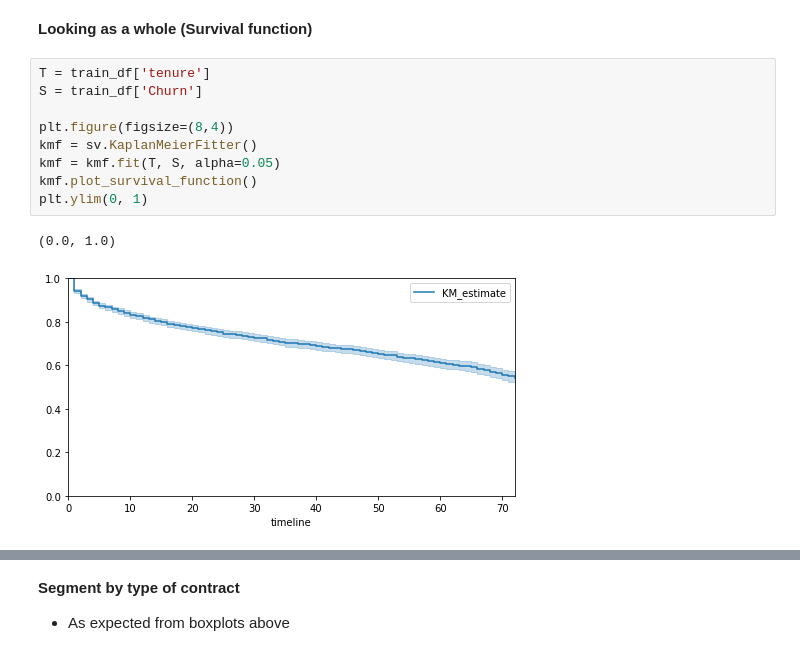
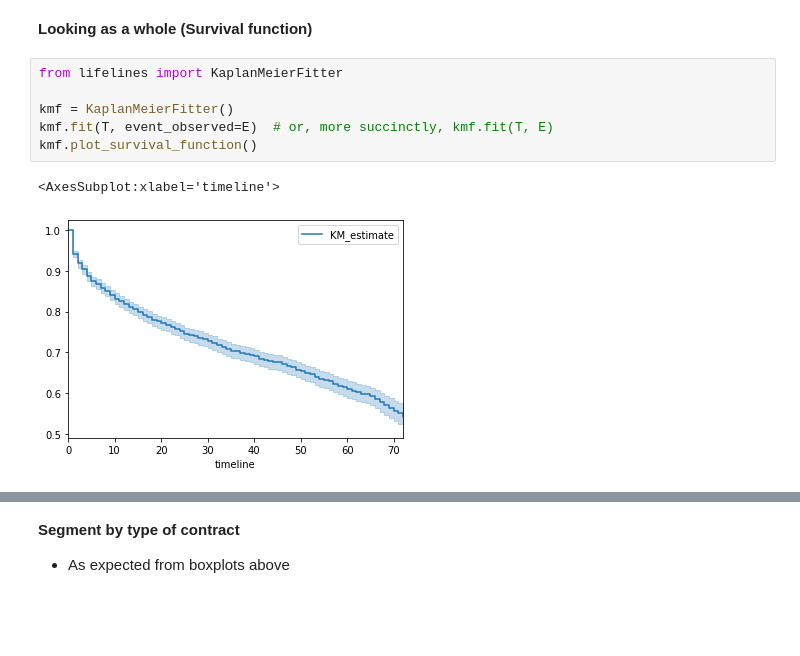
Before and after one commit to ACLCabatingan/data_science, a Jupyter notebook: statistics/survival_analysis/telco_customer_churn.ipynb, the cells around one changed output, grey strips where cells are left out. Cells and saved outputs as stored; diff of their text form; blank space fills up the shorter version.

```diff
--- a/statistics/survival_analysis/telco_customer_churn.ipynb
+++ b/statistics/survival_analysis/telco_customer_churn.ipynb
@@ -241,14 +255,11 @@ Hazard Ratio      - H(x=1) / H(x=0) ... e.g. those exposed is twice at risk as t
 # %% [markdown]
 **Looking as a whole (Survival function)**
-# %%
-T = train_df['tenure']
-S = train_df['Churn']
-
-plt.figure(figsize=(8,4))
-kmf = sv.KaplanMeierFitter()
-kmf = kmf.fit(T, S, alpha=0.05)
-kmf.plot_survival_function()
-plt.ylim(0, 1)
-# %% [output]
-(0.0, 1.0)
-[figure, removed]
+# %%
+from lifelines import KaplanMeierFitter
+
+kmf = KaplanMeierFitter()
+kmf.fit(T, event_observed=E)  # or, more succinctly, kmf.fit(T, E)
+kmf.plot_survival_function()
+# %% [output]
+<AxesSubplot:xlabel='timeline'>
+[figure, added]
```
Also changed, not shown: parts of 23 cells of this notebook.
